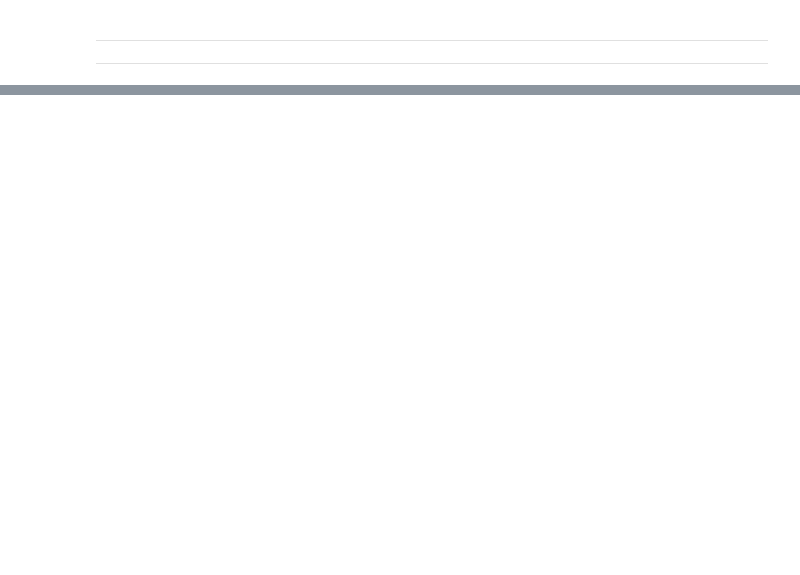
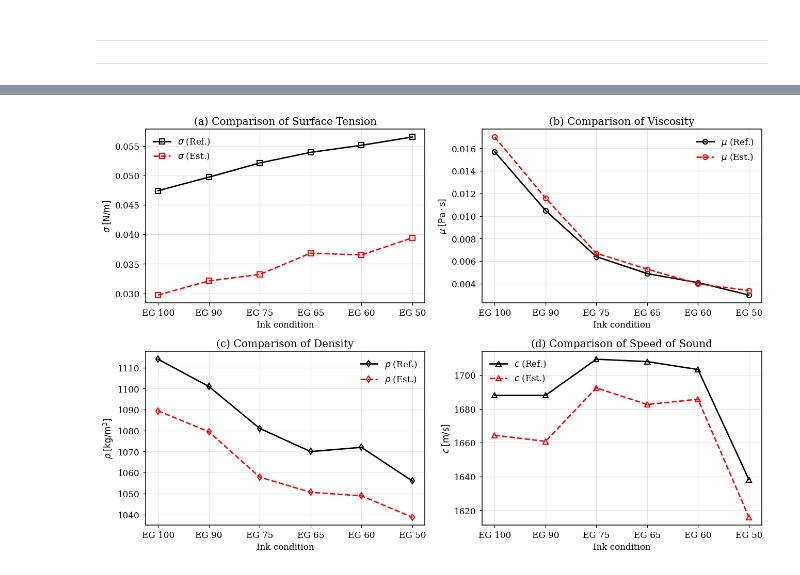
Before and after one commit to SeYoonLim/2025-RheologicalProperties-InversePINN, a Jupyter notebook: 2025-RheologicalProperties-InversePINN.ipynb, the cells around one changed output, grey strips where cells are left out. Drawn from its saved outputs; the diff is of its cells as text; code cells hidden in the pictures; blank space fills up the shorter version.

```diff
--- a/2025-RheologicalProperties-InversePINN.ipynb
+++ b/2025-RheologicalProperties-InversePINN.ipynb
@@ -946,0 +1412,88 @@ F_verif = 7.447248e+03  vs  F_est = 7.447248e+03  (rel.err=1.221e-14 %)
+# %%
+import numpy as np
+import matplotlib.pyplot as plt
+
+# ============================================================
+# 1. Data
+# ============================================================
+inks = ["EG 100", "EG 90", "EG 75", "EG 65", "EG 60", "EG 50"]
+x = np.arange(len(inks))
+
+sigma_ref = np.array([0.0474, 0.0497, 0.0521, 0.0539, 0.0551, 0.0565], dtype=float)
+sigma_est = np.array([0.0297, 0.0321, 0.0332, 0.0368, 0.0365, 0.0394], dtype=float)
+
+mu_ref = np.array([0.0157, 0.0105, 0.0064, 0.0049, 0.0041, 0.0030], dtype=float)
+mu_est = np.array([0.0170, 0.0116, 0.0067, 0.0053, 0.0040, 0.0034], dtype=float)
+
+rho_ref = np.array([1114.00, 1101.00, 1081.00, 1070.00, 1072.00, 1056.00], dtype=float)
+rho_est = np.array([1089.40, 1079.40, 1057.80, 1050.60, 1048.90, 1038.70], dtype=float)
+
+c_ref = np.array([1688.00, 1688.00, 1709.38, 1707.98, 1703.27, 1638.21], dtype=float)
+c_est = np.array([1664.40, 1660.80, 1692.40, 1682.60, 1685.70, 1615.90], dtype=float)
+
+# ============================================================
+# 2. Plot setting
+# ============================================================
+plt.rcParams.update({"font.family": "serif", "font.size": 11, "axes.linewidth": 1.0})
+
+fig, axes = plt.subplots(2, 2, figsize=(12, 8))
+axes = axes.flatten()
+
+# ============================================================
+# 3. (a) sigma
+# ============================================================
+axes[0].plot(x, sigma_ref, color="k", marker="s", linestyle="-", linewidth=1.8, markersize=6, markerfacecolor="none", markeredgewidth=1.4, label=r"$\sigma$ (Ref.)")
+axes[0].plot(x, sigma_est, color="red", marker="s", linestyle="--", linewidth=1.8, markersize=6, markerfacecolor="none", markeredgewidth=1.4, label=r"$\sigma$ (Est.)")
+axes[0].set_title(r"(a) Comparison of Surface Tension")
+axes[0].set_ylabel(r"$\sigma\;[\mathrm{N}/\mathrm{m}]$")
+axes[0].set_xticks(x)
+axes[0].set_xticklabels(inks, rotation=0)
+axes[0].grid(alpha=0.3)
+axes[0].legend(loc="best", frameon=False)
+
+# ============================================================
+# 4. (b) mu
+# ============================================================
+axes[1].plot(x, mu_ref, color="k", marker="o", linestyle="-", linewidth=1.8, markersize=6, markerfacecolor="none", markeredgewidth=1.4, label=r"$\mu$ (Ref.)")
+axes[1].plot(x, mu_est, color="red", marker="o", linestyle="--", linewidth=1.8, markersize=6, markerfacecolor="none", markeredgewidth=1.4, label=r"$\mu$ (Est.)")
+axes[1].set_title(r"(b) Comparison of Viscosity")
+axes[1].set_ylabel(r"$\mu\;[\mathrm{Pa}\cdot\mathrm{s}]$")
+axes[1].set_xticks(x)
+axes[1].set_xticklabels(inks, rotation=0)
+axes[1].grid(alpha=0.3)
+axes[1].legend(loc="best", frameon=False)
+
+# ============================================================
+# 5. (c) rho
+# ============================================================
+axes[2].plot(x, rho_ref, color="k", marker="d", linestyle="-", linewidth=1.8, markersize=6, markerfacecolor="none", markeredgewidth=1.4, label=r"$\rho$ (Ref.)")
+axes[2].plot(x, rho_est, color="red", marker="d", linestyle="--", linewidth=1.8, markersize=6, markerfacecolor="none", markeredgewidth=1.4, label=r"$\rho$ (Est.)")
+axes[2].set_title(r"(c) Comparison of Density")
+axes[2].set_ylabel(r"$\rho\;[\mathrm{kg}/\mathrm{m}^{3}]$")
+axes[2].set_xticks(x)
+axes[2].set_xticklabels(inks, rotation=0)
+axes[2].grid(alpha=0.3)
+axes[2].legend(loc="best", frameon=False)
+
+# ============================================================
+# 6. (d) c
+# ============================================================
+axes[3].plot(x, c_ref, color="k", marker="^", linestyle="-", linewidth=1.8, markersize=6, markerfacecolor="none", markeredgewidth=1.4, label=r"$c$ (Ref.)")
+axes[3].plot(x, c_est, color="red", marker="^", linestyle="--", linewidth=1.8, markersize=6, markerfacecolor="none", markeredgewidth=1.4, label=r"$c$ (Est.)")
+axes[3].set_title(r"(d) Comparison of Speed of Sound")
+axes[3].set_ylabel(r"$c\;[\mathrm{m}/\mathrm{s}]$")
+axes[3].set_xticks(x)
+axes[3].set_xticklabels(inks, rotation=0)
+axes[3].grid(alpha=0.3)
+axes[3].legend(loc="best", frameon=False)
+
+# ============================================================
+# 7. Common x-label adjustment
+# ============================================================
+for ax in axes:
+    ax.set_xlabel("Ink condition")
+
+plt.tight_layout()
+plt.show()
+# %% [output]
+[figure, added]
```
Also changed, not shown: parts of 34 cells of this notebook.
